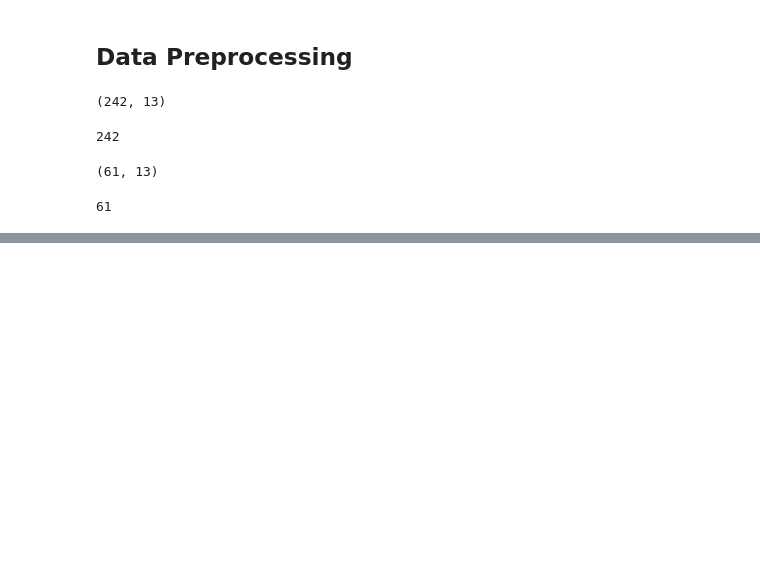
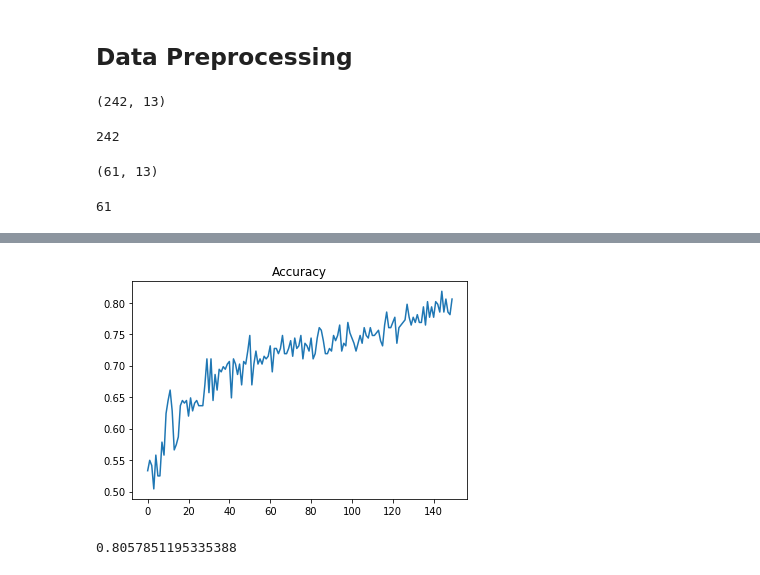
Before and after one commit to tobyzl2/Heart-Disease-Classification, a Jupyter notebook: heart_disease_classification.ipynb, the cells around one changed output, grey strips where cells are left out. Saved outputs shown, nothing was run; the diff lists cells and outputs as text; code cells hidden in the pictures; blank space fills up the shorter version.

```diff
--- a/heart_disease_classification.ipynb
+++ b/heart_disease_classification.ipynb
@@ -181,0 +284,10 @@ len(y_test)
+# %%
+plt.title("Accuracy")
+plt.plot(history.history["acc"])
+plt.show()
+# %% [output]
+[figure, added]
+# %%
+history.history["acc"][-1]
+# %% [output]
+0.8057851195335388
```
Also changed, not shown: parts of 17 cells of this notebook.
